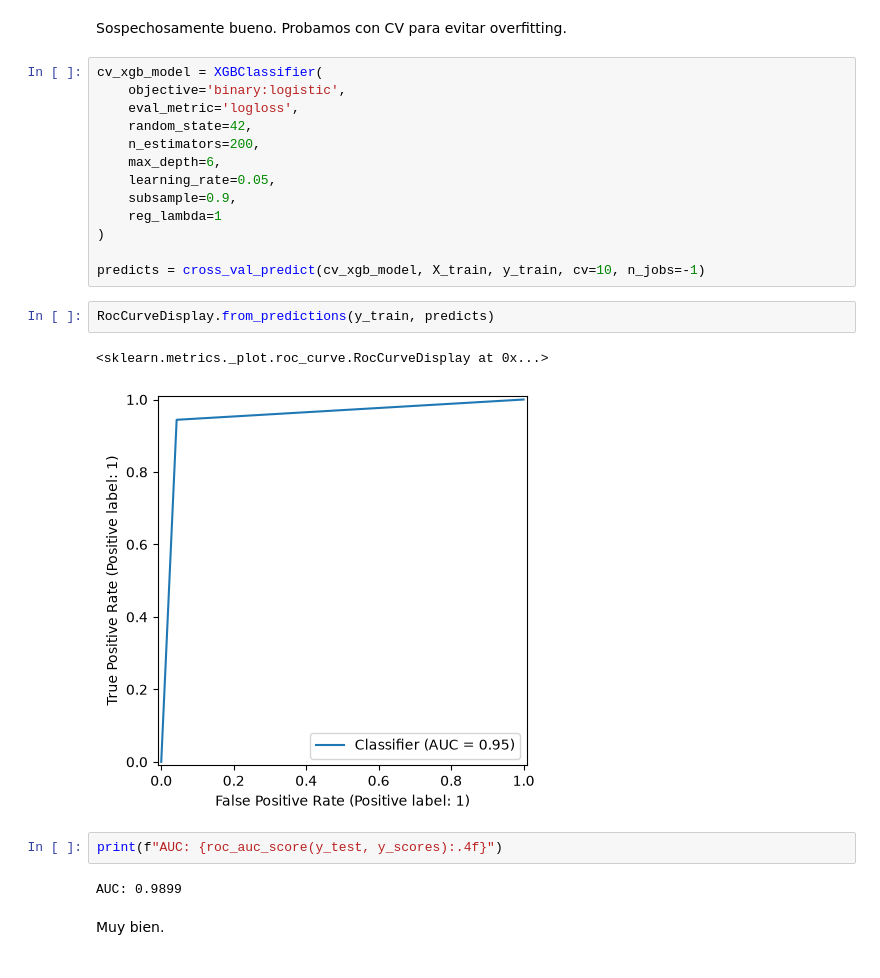
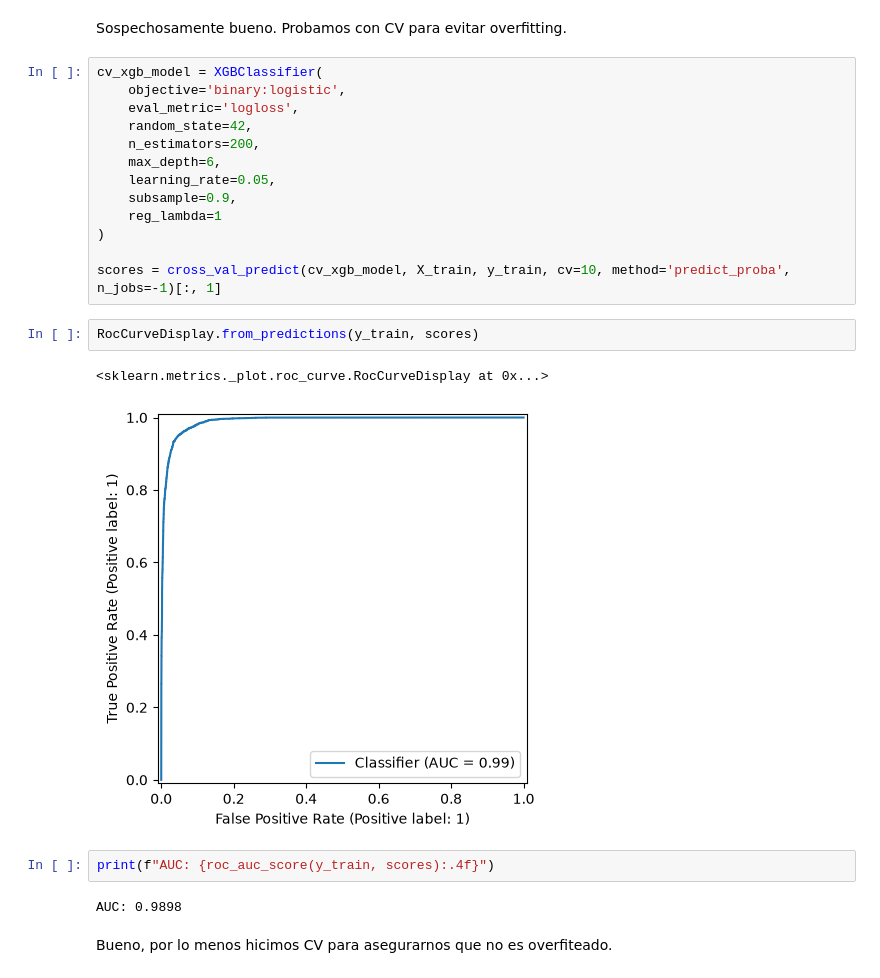
Before and after one commit to LCampi01/machine_learning_ceia, a Jupyter notebook: 07_xgboost.ipynb, the cells around one changed output. Saved outputs shown, nothing was run; the diff lists cells and outputs as text.

```diff
--- a/07_xgboost.ipynb
+++ b/07_xgboost.ipynb
@@ -128,15 +128,15 @@ cv_xgb_model = XGBClassifier(
     reg_lambda=1
 )
 
-predicts = cross_val_predict(cv_xgb_model, X_train, y_train, cv=10, n_jobs=-1)
+scores = cross_val_predict(cv_xgb_model, X_train, y_train, cv=10, method='predict_proba', n_jobs=-1)[:, 1]
 # %%
-RocCurveDisplay.from_predictions(y_train, predicts)
+RocCurveDisplay.from_predictions(y_train, scores)
 # %% [output]
 <sklearn.metrics._plot.roc_curve.RocCurveDisplay at 0x...>
-[figure, old version]
+[figure, new version]
 # %%
-print(f"AUC: {roc_auc_score(y_test, y_scores):.4f}")
+print(f"AUC: {roc_auc_score(y_train, scores):.4f}")
 # %% [output]
-AUC: 0.9899
+AUC: 0.9898
 # %% [markdown]
-Muy bien.
+Bueno, por lo menos hicimos CV para asegurarnos que no es overfiteado.
```
Also changed, not shown: parts of 1 cell of this notebook.
